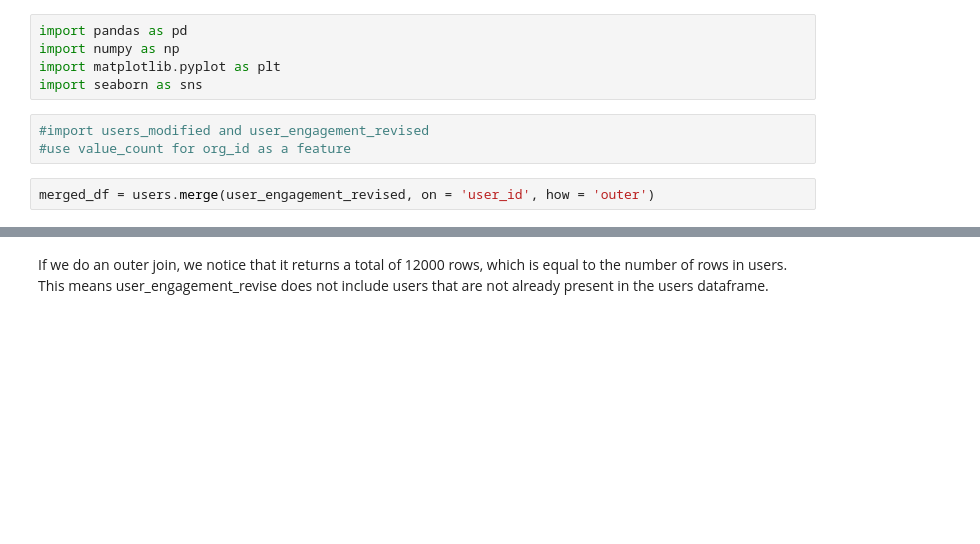
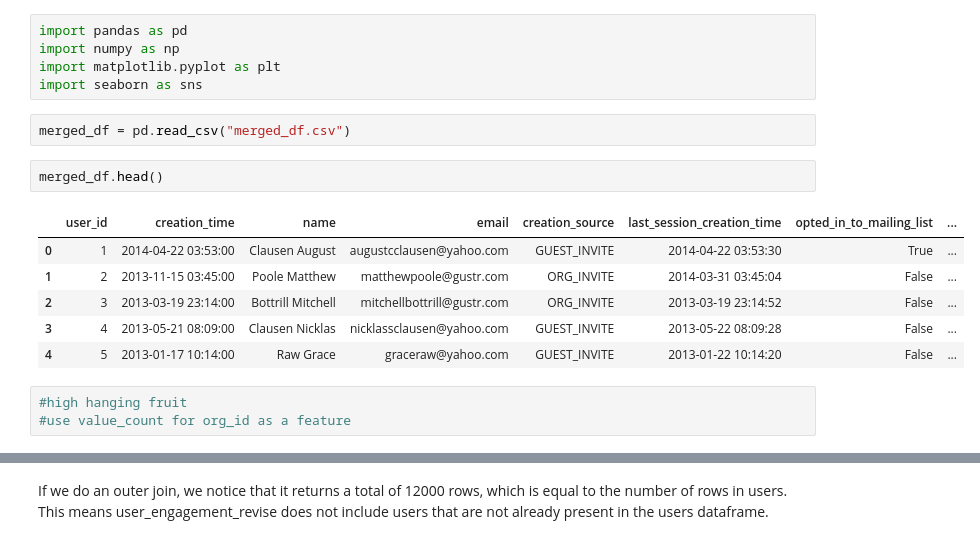
Before and after one commit to opheliasin/asana_summer2024_dsintern_takehome, a Jupyter notebook: Modeling.ipynb, the cells around one changed output, grey strips where cells are left out. Cells and saved outputs as stored; diff of their text form; blank space fills up the shorter version.

```diff
--- a/Modeling.ipynb
+++ b/Modeling.ipynb
@@ -3,9 +3,18 @@ import pandas as pd
 import numpy as np
 import matplotlib.pyplot as plt
 import seaborn as sns
+# %%
+merged_df = pd.read_csv("merged_df.csv")
+# %%
+merged_df.head()
+# %% [output]
+|  | user_id | creation_time | name | email | creation_source | last_session_creation_time | opted_in_to_mailing_list | ... |
+| 0 | 1 | 2014-04-22 03:53:00 | Clausen August | augustcclausen@yahoo.com | GUEST_INVITE | 2014-04-22 03:53:30 | True | ... |
+| 1 | 2 | 2013-11-15 03:45:00 | Poole Matthew | matthewpoole@gustr.com | ORG_INVITE | 2014-03-31 03:45:04 | False | ... |
+| 2 | 3 | 2013-03-19 23:14:00 | Bottrill Mitchell | mitchellbottrill@gustr.com | ORG_INVITE | 2013-03-19 23:14:52 | False | ... |
+| 3 | 4 | 2013-05-21 08:09:00 | Clausen Nicklas | nicklassclausen@yahoo.com | GUEST_INVITE | 2013-05-22 08:09:28 | False | ... |
+| 4 | 5 | 2013-01-17 10:14:00 | Raw Grace | graceraw@yahoo.com | GUEST_INVITE | 2013-01-22 10:14:20 | False | ... |
 # %%
-#import users_modified and user_engagement_revised
+#high hanging fruit
 #use value_count for org_id as a feature
-# %%
-merged_df = users.merge(user_engagement_revised, on = 'user_id', how = 'outer')
 # %%
```
Also changed, not shown: parts of 6 cells of this notebook, 2 other files.
